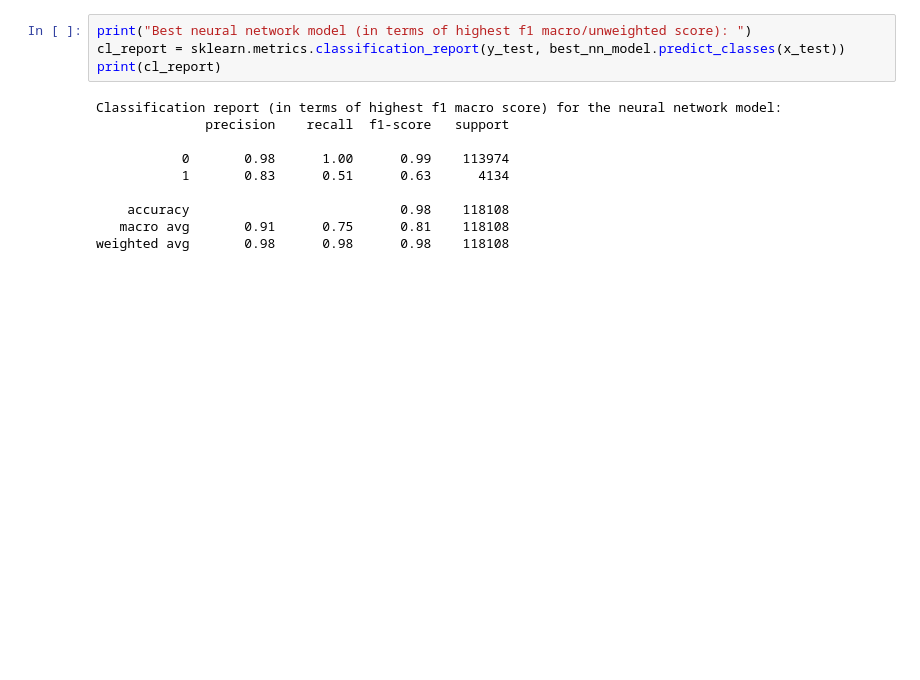
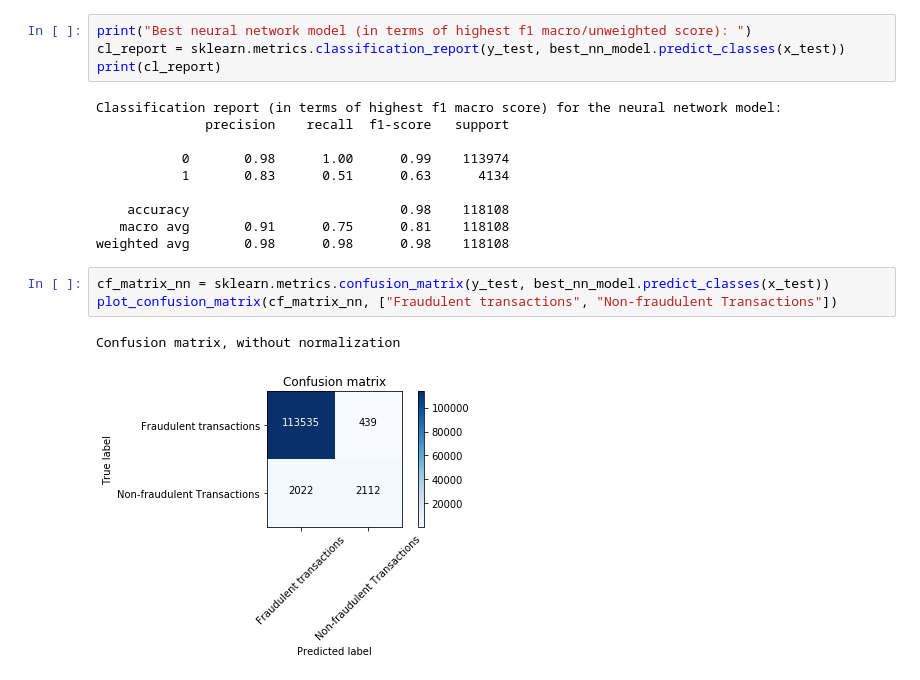
Before and after one commit to cs4262-fraud-detection/ieee-fraud-detection, a Jupyter notebook: final_submission/final_submission.ipynb, the cells around one changed output. Saved outputs shown, nothing was run; the diff lists cells and outputs as text; blank space fills up the shorter version.

Commit message:
Adding confusion matrix for neural network

```diff
--- a/final_submission/final_submission.ipynb
+++ b/final_submission/final_submission.ipynb
@@ -317,3 +317,9 @@ Classification report (in terms of highest f1 macro score) for the neural networ
     accuracy                           0.98    118108
    macro avg       0.91      0.75      0.81    118108
 weighted avg       0.98      0.98      0.98    118108
+# %%
+cf_matrix_nn = sklearn.metrics.confusion_matrix(y_test, best_nn_model.predict_classes(x_test))
+plot_confusion_matrix(cf_matrix_nn, ["Fraudulent transactions", "Non-fraudulent Transactions"])
+# %% [output]
+Confusion matrix, without normalization
+[figure, added]
```
